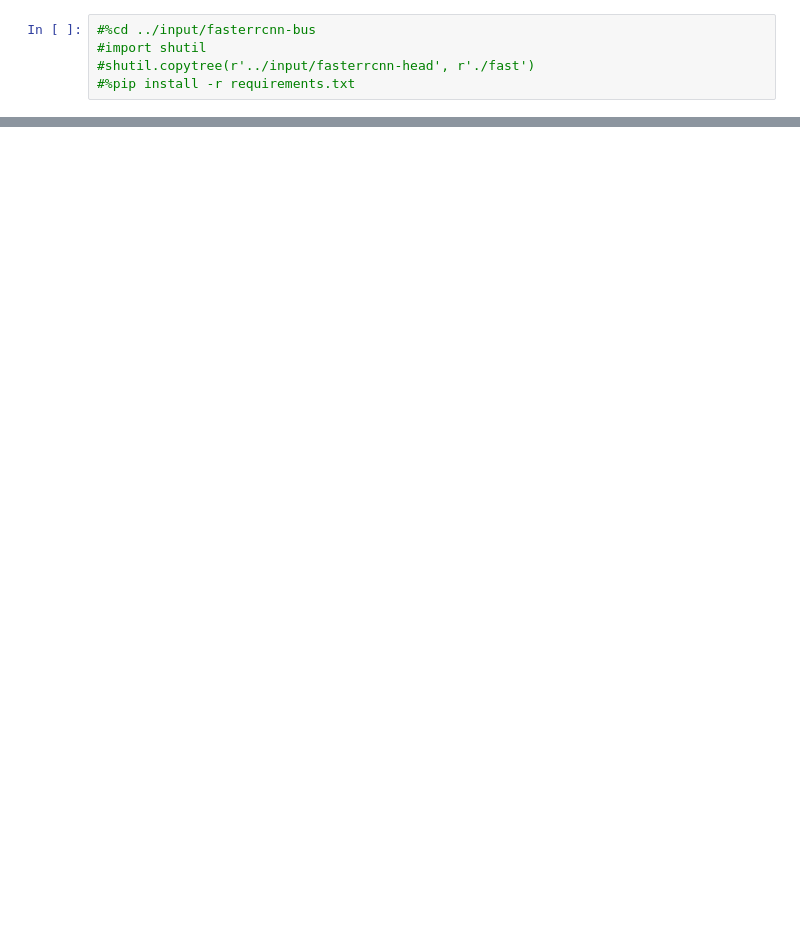
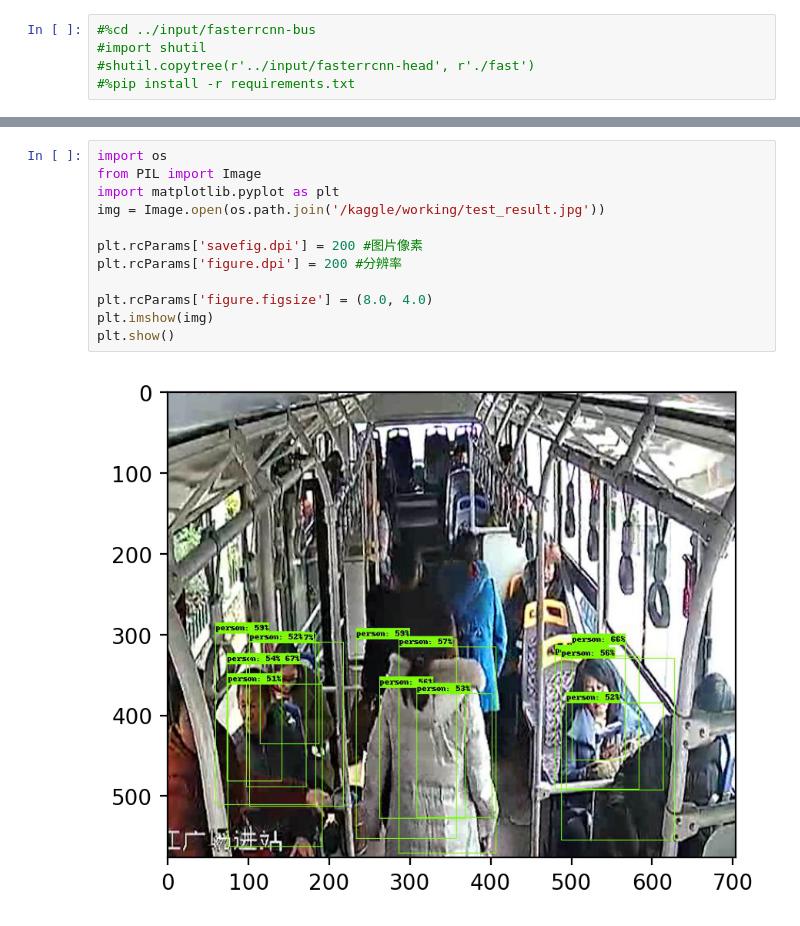
Before and after one commit to xinghanliuying/fasterrcnn_head, a Jupyter notebook: faster-rcnn-headtest.ipynb, the cells around one changed output, grey strips where cells are left out. Saved outputs shown, nothing was run; the diff lists cells and outputs as text; blank space fills up the shorter version.

Commit message:
Kaggle Notebook | faster-rcnn_headtest | Version 11

```diff
--- a/faster-rcnn-headtest.ipynb
+++ b/faster-rcnn-headtest.ipynb
@@ -17,0 +81,14 @@ os.makedirs("/kaggle/working/out")
+# %%
+import os
+from PIL import Image
+import matplotlib.pyplot as plt
+img = Image.open(os.path.join('/kaggle/working/test_result.jpg'))
+
+plt.rcParams['savefig.dpi'] = 200 #图片像素
+plt.rcParams['figure.dpi'] = 200 #分辨率
+
+plt.rcParams['figure.figsize'] = (8.0, 4.0)
+plt.imshow(img)
+plt.show()
+# %% [output]
+[figure, added]
```
Also changed, not shown: parts of 7 cells of this notebook.
